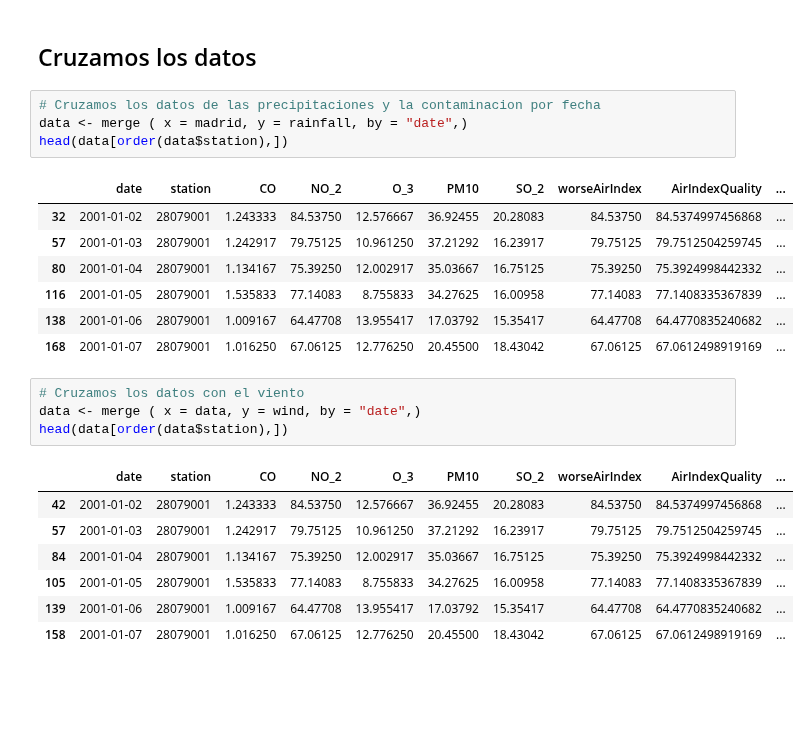
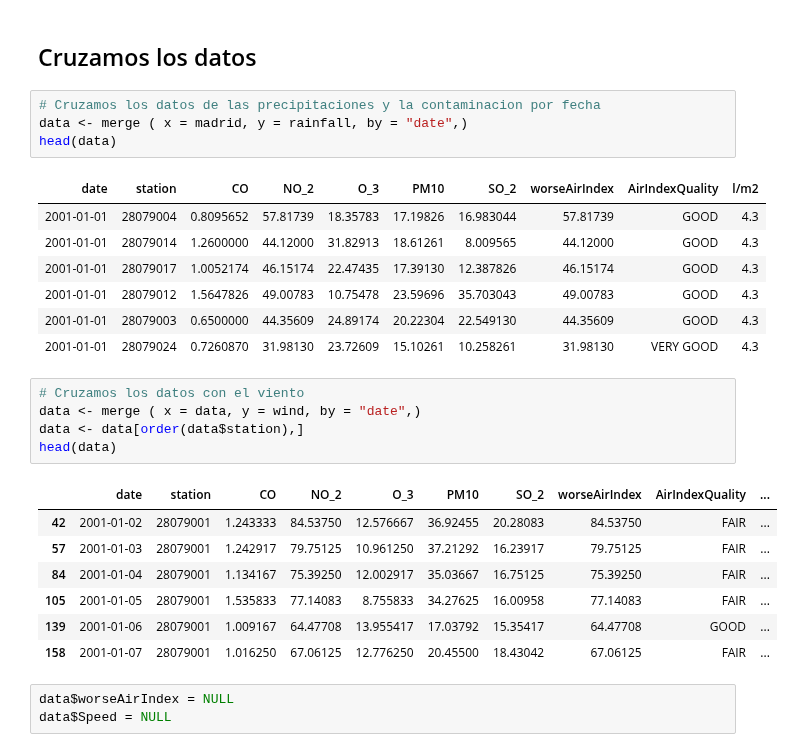
Before and after one commit to manumonforte/DataMining-BigDataParadigm, a Jupyter notebook: Estudio.ipynb, the cells around one changed output. Saved outputs shown, nothing was run; the diff lists cells and outputs as text; blank space fills up the shorter version.

```diff
--- a/Estudio.ipynb
+++ b/Estudio.ipynb
@@ -611,24 +617,28 @@ head(wind)
 # %%
 # Cruzamos los datos de las precipitaciones y la contaminacion por fecha
 data <- merge ( x = madrid, y = rainfall, by = "date",)
-head(data[order(data$station),])
+head(data)
 # %% [output]
-|  | date | station | CO | NO_2 | O_3 | PM10 | SO_2 | worseAirIndex | AirIndexQuality | ... |
-| 32 | 2001-01-02 | 28079001 | 1.243333 | 84.53750 | 12.576667 | 36.92455 | 20.28083 | 84.53750 | 84.5374997456868 | ... |
-| 57 | 2001-01-03 | 28079001 | 1.242917 | 79.75125 | 10.961250 | 37.21292 | 16.23917 | 79.75125 | 79.7512504259745 | ... |
-| 80 | 2001-01-04 | 28079001 | 1.134167 | 75.39250 | 12.002917 | 35.03667 | 16.75125 | 75.39250 | 75.3924998442332 | ... |
-| 116 | 2001-01-05 | 28079001 | 1.535833 | 77.14083 | 8.755833 | 34.27625 | 16.00958 | 77.14083 | 77.1408335367839 | ... |
-| 138 | 2001-01-06 | 28079001 | 1.009167 | 64.47708 | 13.955417 | 17.03792 | 15.35417 | 64.47708 | 64.4770835240682 | ... |
-| 168 | 2001-01-07 | 28079001 | 1.016250 | 67.06125 | 12.776250 | 20.45500 | 18.43042 | 67.06125 | 67.0612498919169 | ... |
+| date | station | CO | NO_2 | O_3 | PM10 | SO_2 | worseAirIndex | AirIndexQuality | l/m2 |
+| 2001-01-01 | 28079004 | 0.8095652 | 57.81739 | 18.35783 | 17.19826 | 16.983044 | 57.81739 | GOOD | 4.3 |
+| 2001-01-01 | 28079014 | 1.2600000 | 44.12000 | 31.82913 | 18.61261 | 8.009565 | 44.12000 | GOOD | 4.3 |
+| 2001-01-01 | 28079017 | 1.0052174 | 46.15174 | 22.47435 | 17.39130 | 12.387826 | 46.15174 | GOOD | 4.3 |
+| 2001-01-01 | 28079012 | 1.5647826 | 49.00783 | 10.75478 | 23.59696 | 35.703043 | 49.00783 | GOOD | 4.3 |
+| 2001-01-01 | 28079003 | 0.6500000 | 44.35609 | 24.89174 | 20.22304 | 22.549130 | 44.35609 | GOOD | 4.3 |
+| 2001-01-01 | 28079024 | 0.7260870 | 31.98130 | 23.72609 | 15.10261 | 10.258261 | 31.98130 | VERY GOOD | 4.3 |
 # %%
 # Cruzamos los datos con el viento
 data <- merge ( x = data, y = wind, by = "date",)
-head(data[order(data$station),])
+data <- data[order(data$station),]
+head(data)
 # %% [output]
 |  | date | station | CO | NO_2 | O_3 | PM10 | SO_2 | worseAirIndex | AirIndexQuality | ... |
-| 42 | 2001-01-02 | 28079001 | 1.243333 | 84.53750 | 12.576667 | 36.92455 | 20.28083 | 84.53750 | 84.5374997456868 | ... |
-| 57 | 2001-01-03 | 28079001 | 1.242917 | 79.75125 | 10.961250 | 37.21292 | 16.23917 | 79.75125 | 79.7512504259745 | ... |
-| 84 | 2001-01-04 | 28079001 | 1.134167 | 75.39250 | 12.002917 | 35.03667 | 16.75125 | 75.39250 | 75.3924998442332 | ... |
-| 105 | 2001-01-05 | 28079001 | 1.535833 | 77.14083 | 8.755833 | 34.27625 | 16.00958 | 77.14083 | 77.1408335367839 | ... |
-| 139 | 2001-01-06 | 28079001 | 1.009167 | 64.47708 | 13.955417 | 17.03792 | 15.35417 | 64.47708 | 64.4770835240682 | ... |
-| 158 | 2001-01-07 | 28079001 | 1.016250 | 67.06125 | 12.776250 | 20.45500 | 18.43042 | 67.06125 | 67.0612498919169 | ... |
+| 42 | 2001-01-02 | 28079001 | 1.243333 | 84.53750 | 12.576667 | 36.92455 | 20.28083 | 84.53750 | FAIR | ... |
+| 57 | 2001-01-03 | 28079001 | 1.242917 | 79.75125 | 10.961250 | 37.21292 | 16.23917 | 79.75125 | FAIR | ... |
+| 84 | 2001-01-04 | 28079001 | 1.134167 | 75.39250 | 12.002917 | 35.03667 | 16.75125 | 75.39250 | FAIR | ... |
+| 105 | 2001-01-05 | 28079001 | 1.535833 | 77.14083 | 8.755833 | 34.27625 | 16.00958 | 77.14083 | FAIR | ... |
+| 139 | 2001-01-06 | 28079001 | 1.009167 | 64.47708 | 13.955417 | 17.03792 | 15.35417 | 64.47708 | GOOD | ... |
+| 158 | 2001-01-07 | 28079001 | 1.016250 | 67.06125 | 12.776250 | 20.45500 | 18.43042 | 67.06125 | FAIR | ... |
+# %%
+data$worseAirIndex = NULL
+data$Speed = NULL
```
Also changed, not shown: parts of 5 cells of this notebook.
